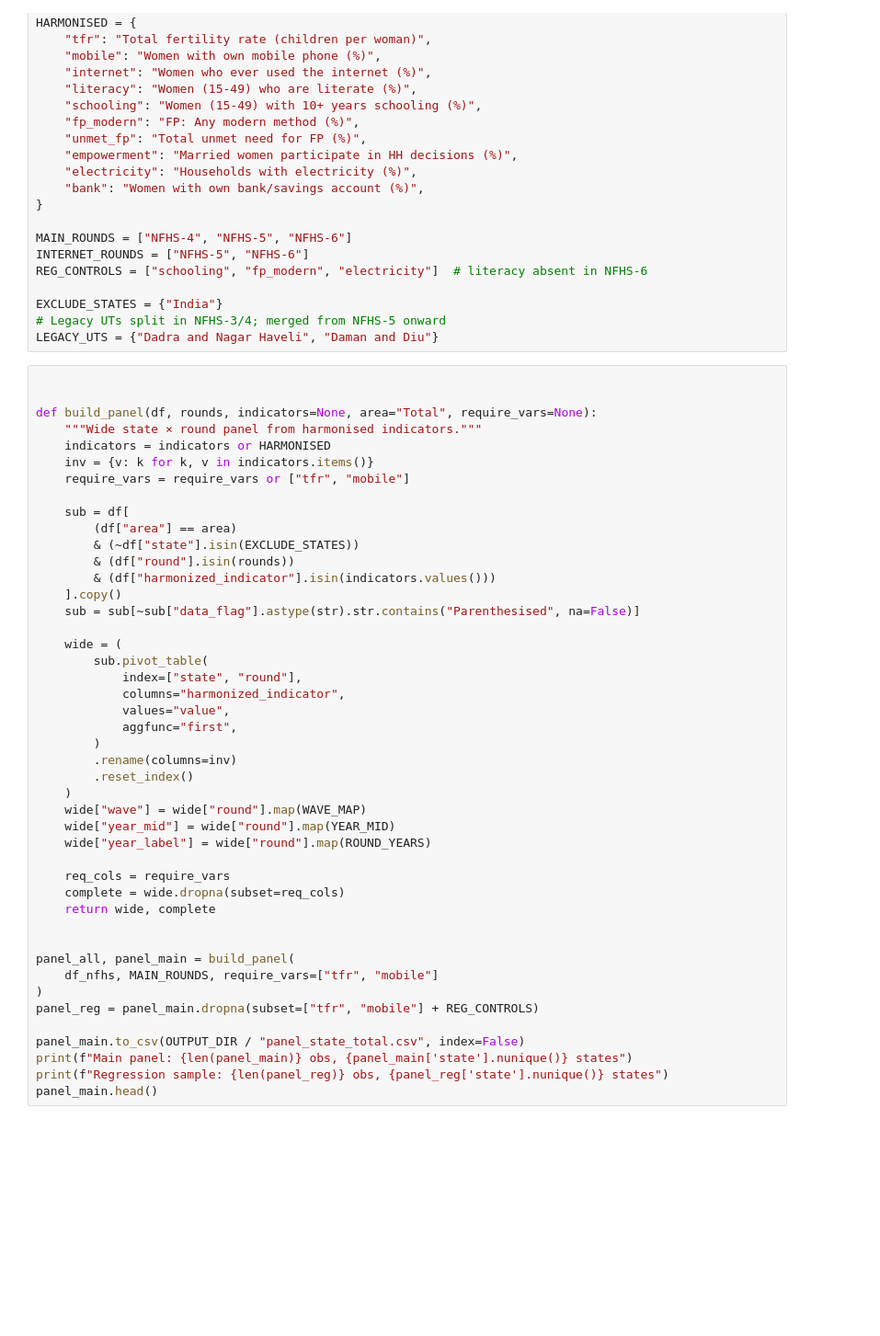
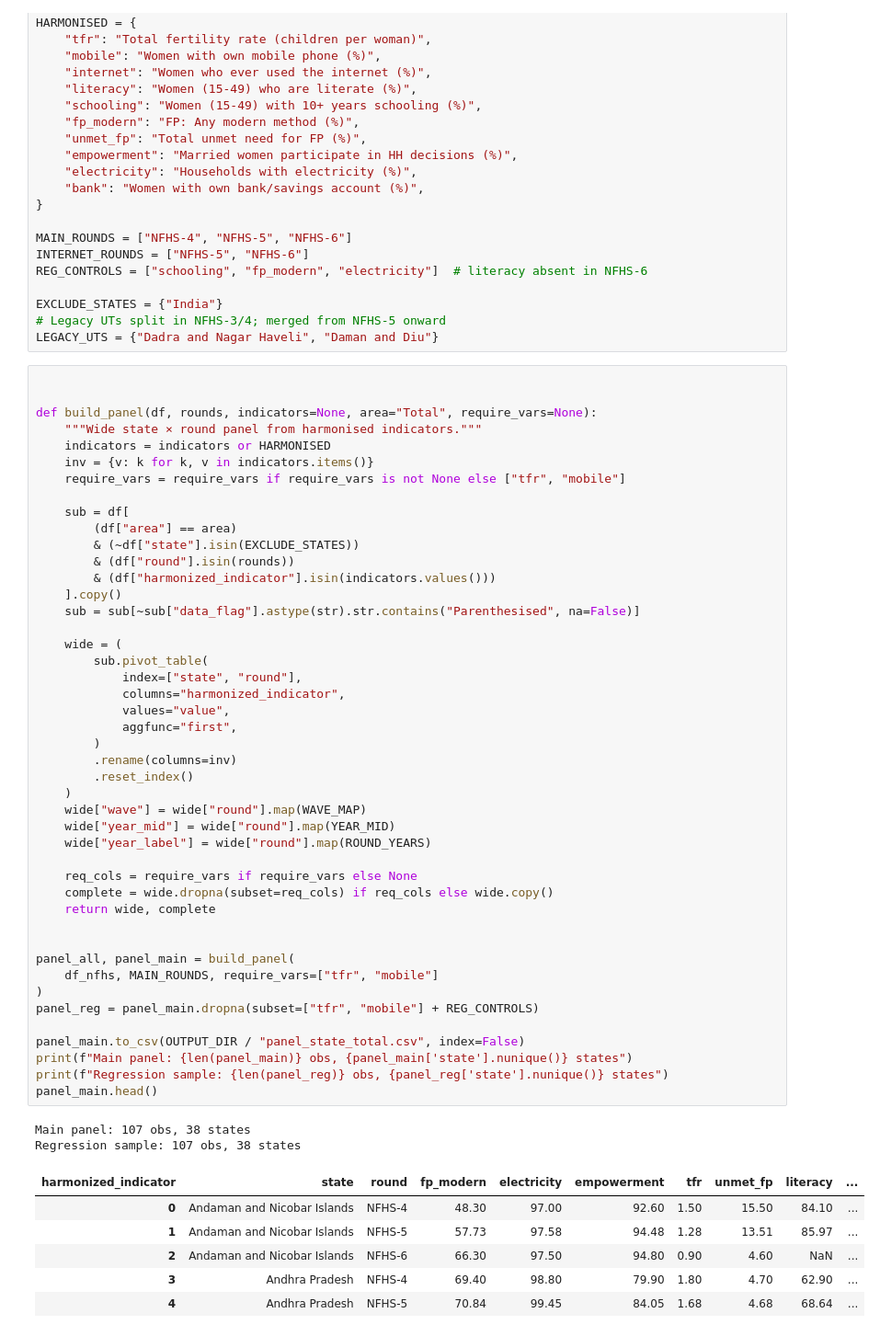
Before and after one commit to Eknoor-S-Sandhu/NFHS_Smartphones_Fertility, a Jupyter notebook: NFHS_3-6.ipynb, the cells around one changed output. Shown at 92% size. Saved outputs shown, nothing was run; the diff lists cells and outputs as text; blank space fills up the shorter version.

```diff
--- a/NFHS_3-6.ipynb
+++ b/NFHS_3-6.ipynb
@@ -83,7 +90,7 @@ def build_panel(df, rounds, indicators=None, area="Total", require_vars=None):
     """Wide state × round panel from harmonised indicators."""
     indicators = indicators or HARMONISED
     inv = {v: k for k, v in indicators.items()}
-    require_vars = require_vars or ["tfr", "mobile"]
+    require_vars = require_vars if require_vars is not None else ["tfr", "mobile"]
 
     sub = df[
         (df["area"] == area)
@@ -92,35 +99,44 @@ def build_panel(df, rounds, indicators=None, area="Total", require_vars=None):
         & (df["harmonized_indicator"].isin(indicators.values()))
     ].copy()
     sub = sub[~sub["data_flag"].astype(str).str.contains("Parenthesised", na=False)]
 
     wide = (
         sub.pivot_table(
             index=["state", "round"],
             columns="harmonized_indicator",
             values="value",
             aggfunc="first",
         )
         .rename(columns=inv)
         .reset_index()
     )
     wide["wave"] = wide["round"].map(WAVE_MAP)
     wide["year_mid"] = wide["round"].map(YEAR_MID)
     wide["year_label"] = wide["round"].map(ROUND_YEARS)
 
-    req_cols = require_vars
-    complete = wide.dropna(subset=req_cols)
+    req_cols = require_vars if require_vars else None
+    complete = wide.dropna(subset=req_cols) if req_cols else wide.copy()
     return wide, complete
 
 
 panel_all, panel_main = build_panel(
     df_nfhs, MAIN_ROUNDS, require_vars=["tfr", "mobile"]
 )
 panel_reg = panel_main.dropna(subset=["tfr", "mobile"] + REG_CONTROLS)
 
 panel_main.to_csv(OUTPUT_DIR / "panel_state_total.csv", index=False)
 print(f"Main panel: {len(panel_main)} obs, {panel_main['state'].nunique()} states")
 print(f"Regression sample: {len(panel_reg)} obs, {panel_reg['state'].nunique()} states")
 panel_main.head()
+# %% [output]
+Main panel: 107 obs, 38 states
+Regression sample: 107 obs, 38 states
+| harmonized_indicator | state | round | fp_modern | electricity | empowerment | tfr | unmet_fp | literacy | ... |
+| 0 | Andaman and Nicobar Islands | NFHS-4 | 48.30 | 97.00 | 92.60 | 1.50 | 15.50 | 84.10 | ... |
+| 1 | Andaman and Nicobar Islands | NFHS-5 | 57.73 | 97.58 | 94.48 | 1.28 | 13.51 | 85.97 | ... |
+| 2 | Andaman and Nicobar Islands | NFHS-6 | 66.30 | 97.50 | 94.80 | 0.90 | 4.60 | NaN | ... |
+| 3 | Andhra Pradesh | NFHS-4 | 69.40 | 98.80 | 79.90 | 1.80 | 4.70 | 62.90 | ... |
+| 4 | Andhra Pradesh | NFHS-5 | 70.84 | 99.45 | 84.05 | 1.68 | 4.68 | 68.64 | ... |
 # %%
 # --- Indicator audit: coverage matrix & keyword search ---
 
```
Also changed, not shown: parts of 6 cells of this notebook, 4 other files.
